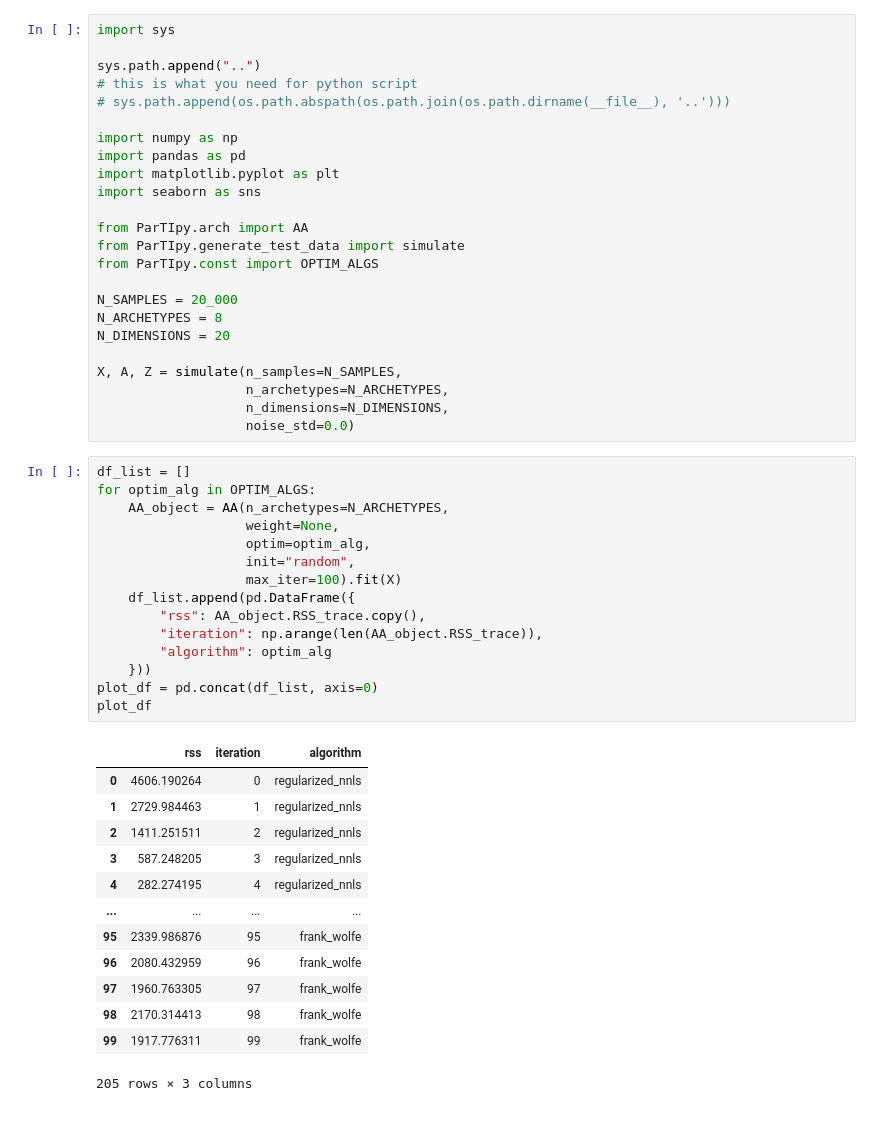
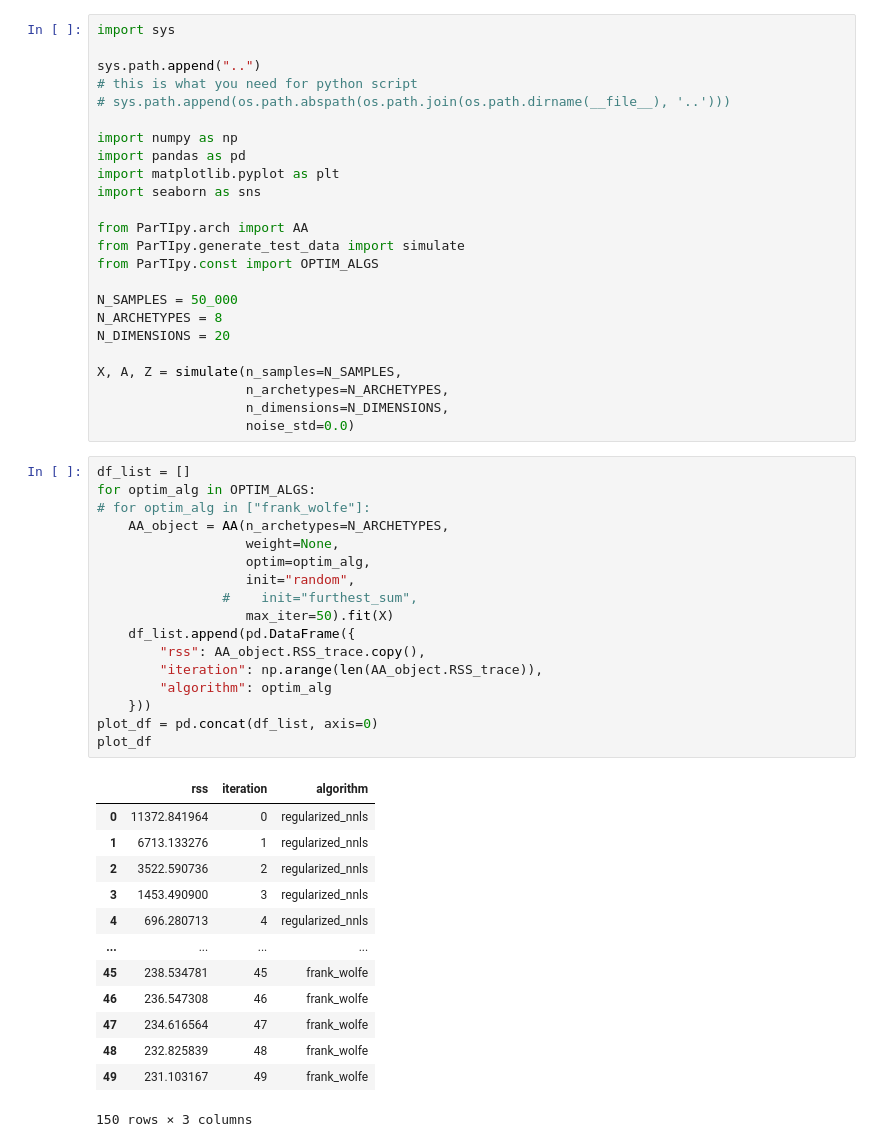
Before and after one commit to saezlab/ParTIpy, a Jupyter notebook: benchmarking/performance.ipynb, the cells around one changed output. Saved outputs shown, nothing was run; the diff lists cells and outputs as text.

```diff
--- a/benchmarking/performance.ipynb
+++ b/benchmarking/performance.ipynb
@@ -14,7 +14,7 @@ from ParTIpy.arch import AA
 from ParTIpy.generate_test_data import simulate
 from ParTIpy.const import OPTIM_ALGS
 
-N_SAMPLES = 20_000
+N_SAMPLES = 50_000
 N_ARCHETYPES = 8
 N_DIMENSIONS = 20
 
@@ -25,32 +25,34 @@ X, A, Z = simulate(n_samples=N_SAMPLES,
 # %%
 df_list = []
 for optim_alg in OPTIM_ALGS:
+# for optim_alg in ["frank_wolfe"]:
     AA_object = AA(n_archetypes=N_ARCHETYPES,
                    weight=None,
                    optim=optim_alg,
                    init="random",
-                   max_iter=100).fit(X)
+                #    init="furthest_sum",
+                   max_iter=50).fit(X)
     df_list.append(pd.DataFrame({
         "rss": AA_object.RSS_trace.copy(),
         "iteration": np.arange(len(AA_object.RSS_trace)),
         "algorithm": optim_alg
     }))
 plot_df = pd.concat(df_list, axis=0)
 plot_df
 # %% [output]
 |  | rss | iteration | algorithm |
-| 0 | 4606.190264 | 0 | regularized_nnls |
-| 1 | 2729.984463 | 1 | regularized_nnls |
-| 2 | 1411.251511 | 2 | regularized_nnls |
-| 3 | 587.248205 | 3 | regularized_nnls |
-| 4 | 282.274195 | 4 | regularized_nnls |
+| 0 | 11372.841964 | 0 | regularized_nnls |
+| 1 | 6713.133276 | 1 | regularized_nnls |
+| 2 | 3522.590736 | 2 | regularized_nnls |
+| 3 | 1453.490900 | 3 | regularized_nnls |
+| 4 | 696.280713 | 4 | regularized_nnls |
 | ... | ... | ... | ... |
-| 95 | 2339.986876 | 95 | frank_wolfe |
-| 96 | 2080.432959 | 96 | frank_wolfe |
-| 97 | 1960.763305 | 97 | frank_wolfe |
-| 98 | 2170.314413 | 98 | frank_wolfe |
-| 99 | 1917.776311 | 99 | frank_wolfe |
+| 45 | 238.534781 | 45 | frank_wolfe |
+| 46 | 236.547308 | 46 | frank_wolfe |
+| 47 | 234.616564 | 47 | frank_wolfe |
+| 48 | 232.825839 | 48 | frank_wolfe |
+| 49 | 231.103167 | 49 | frank_wolfe |
-205 rows × 3 columns
+150 rows × 3 columns
 # %%
 plt.style.use("dark_background")
 sns.lineplot(data=plot_df, x="iteration", y="rss", hue="algorithm")
```
Also changed, not shown: parts of 2 cells of this notebook, 3 other files.
